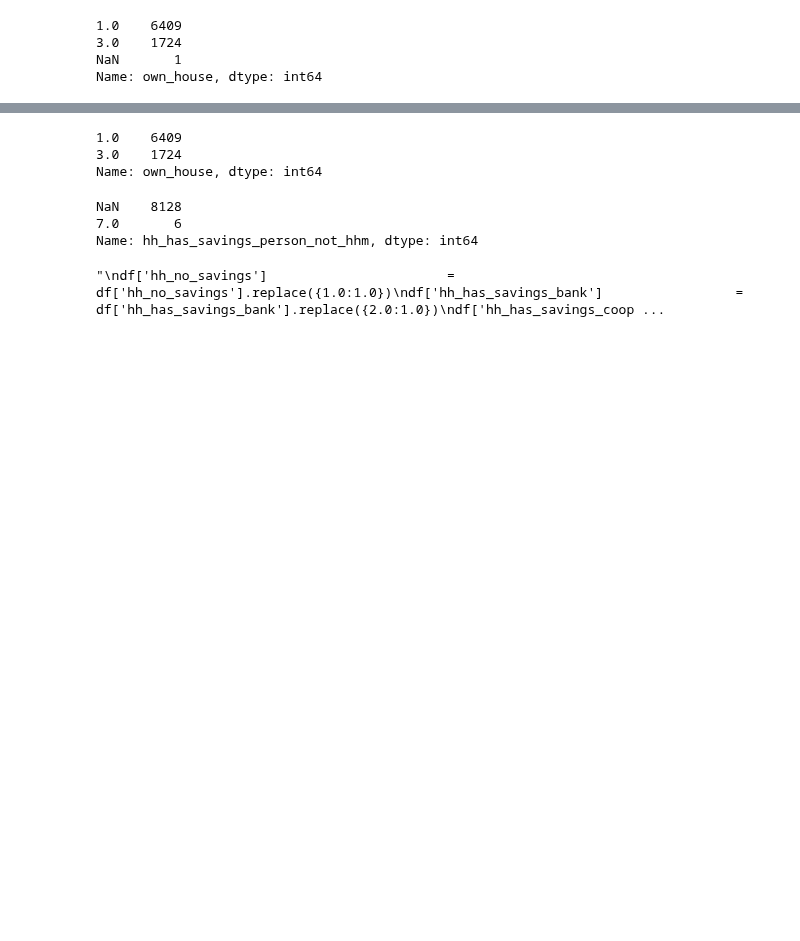
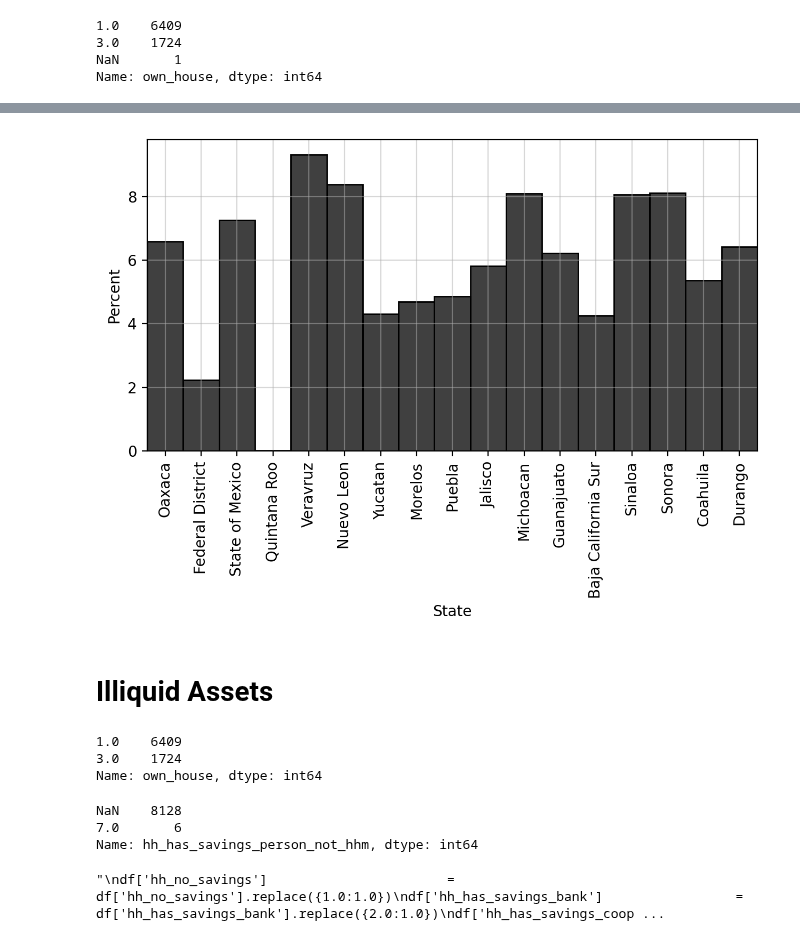
Before and after one commit to mjv2146/access-to-financial-markets, a Jupyter notebook: notebooks2/2005/01_clean_hh_2005.ipynb, the cells around one changed output, grey strips where cells are left out. Drawn from its saved outputs; the diff is of its cells as text; code cells hidden in the pictures; blank space fills up the shorter version.

```diff
--- a/notebooks2/2005/01_clean_hh_2005.ipynb
+++ b/notebooks2/2005/01_clean_hh_2005.ipynb
@@ -125,0 +127,3 @@ Name: own_house, dtype: int64
+# %%
+relabel_state = json_utils.load_json(dicts + 'states.json')
+relabel_state
@@ -125,0 +154,3 @@ Name: own_house, dtype: int64
+# %%
+df.state = df.state.astype(int).astype(str).replace(relabel_state)
+df.state
@@ -126,3 +170,13 @@ Name: own_house, dtype: int64
+# %%
+plt.clf()
+sns.histplot(df, x='state', stat='percent')
+plt.xticks(rotation=90)
+plt.xlabel('State')
+plt.show()
+# %% [output]
+[figure, added]
+# %% [markdown]
+# Illiquid Assets
 # %%
 illiquid_assets = [
     'house',
```
Also changed, not shown: parts of 9 cells of this notebook, 6 other files.
